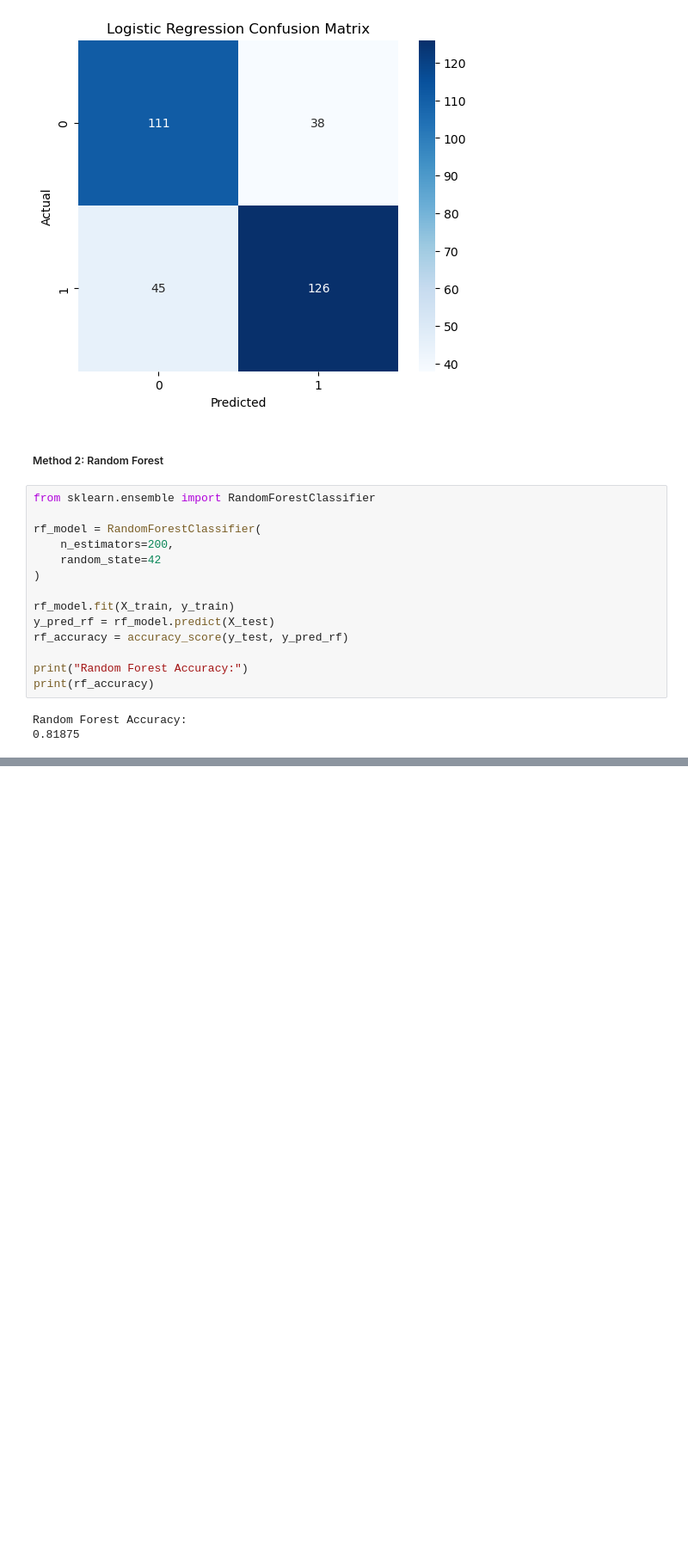
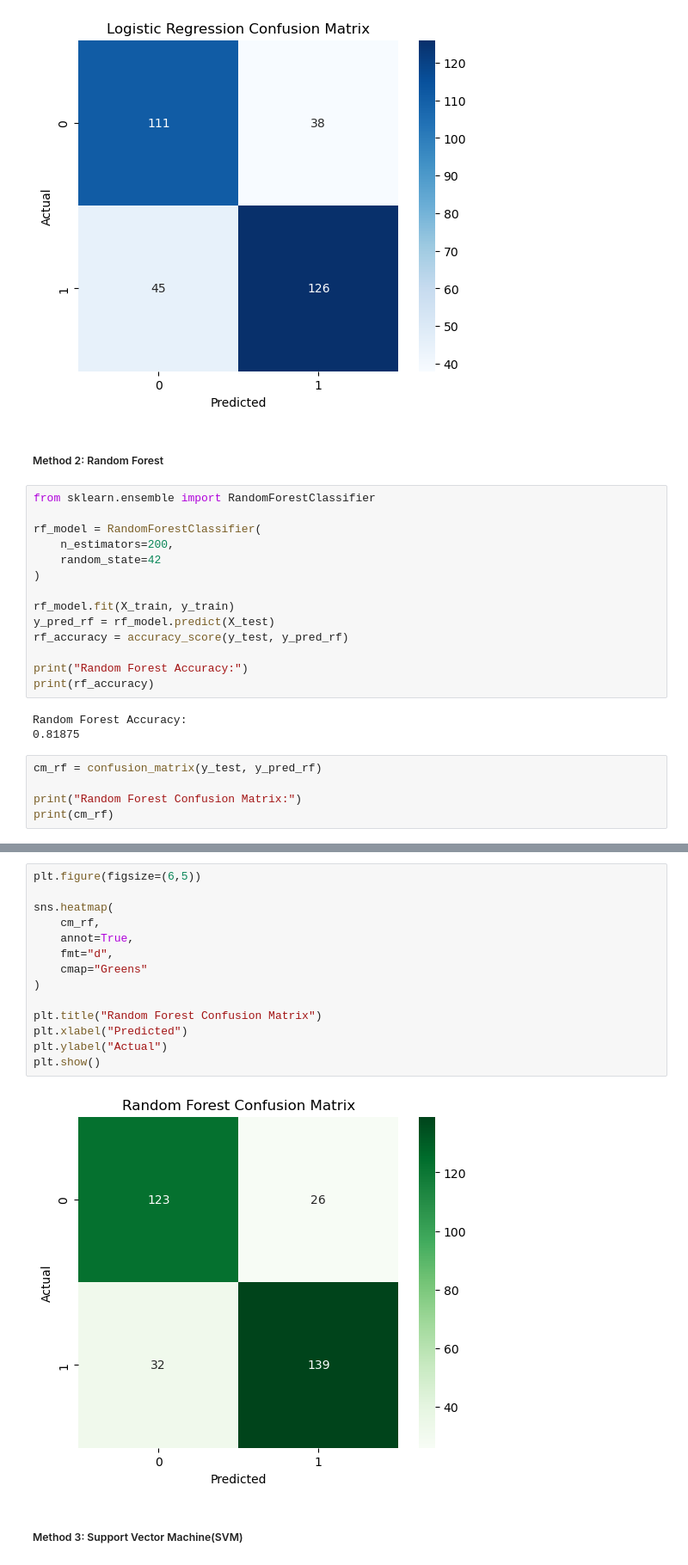
Before and after one commit to ssally441/Red-wine-quality-classification, a Jupyter notebook: notebooks/wine_quality_classification.ipynb, the cells around one changed output, grey strips where cells are left out. Shown at 86% size. Cells and saved outputs as stored; diff of their text form; blank space fills up the shorter version.

Commit message:
Finish all 3 methods of classifications

```diff
--- a/notebooks/wine_quality_classification.ipynb
+++ b/notebooks/wine_quality_classification.ipynb
@@ -310,3 +310,8 @@ print(rf_accuracy)
 # %% [output]
 Random Forest Accuracy:
 0.81875
+# %%
+cm_rf = confusion_matrix(y_test, y_pred_rf)
+
+print("Random Forest Confusion Matrix:")
+print(cm_rf)
@@ -312,0 +339,18 @@ Random Forest Accuracy:
+# %%
+plt.figure(figsize=(6,5))
+
+sns.heatmap(
+    cm_rf,
+    annot=True,
+    fmt="d",
+    cmap="Greens"
+)
+
+plt.title("Random Forest Confusion Matrix")
+plt.xlabel("Predicted")
+plt.ylabel("Actual")
+plt.show()
+# %% [output]
+[figure, added]
+# %% [markdown]
+##### Method 3: Support Vector Machine(SVM)
```
Also changed, not shown: parts of 12 cells of this notebook.
